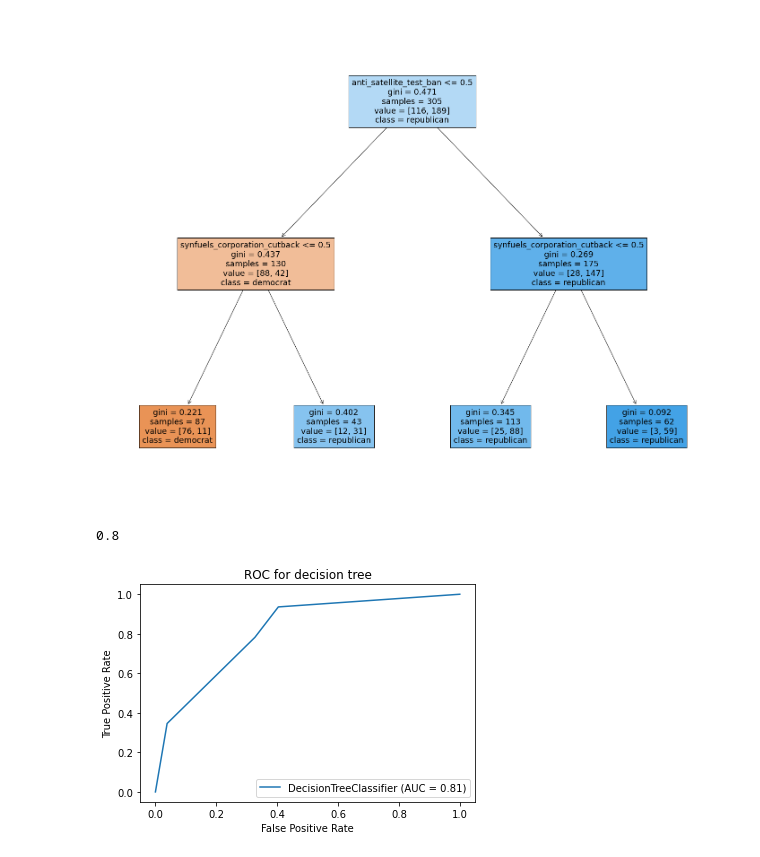
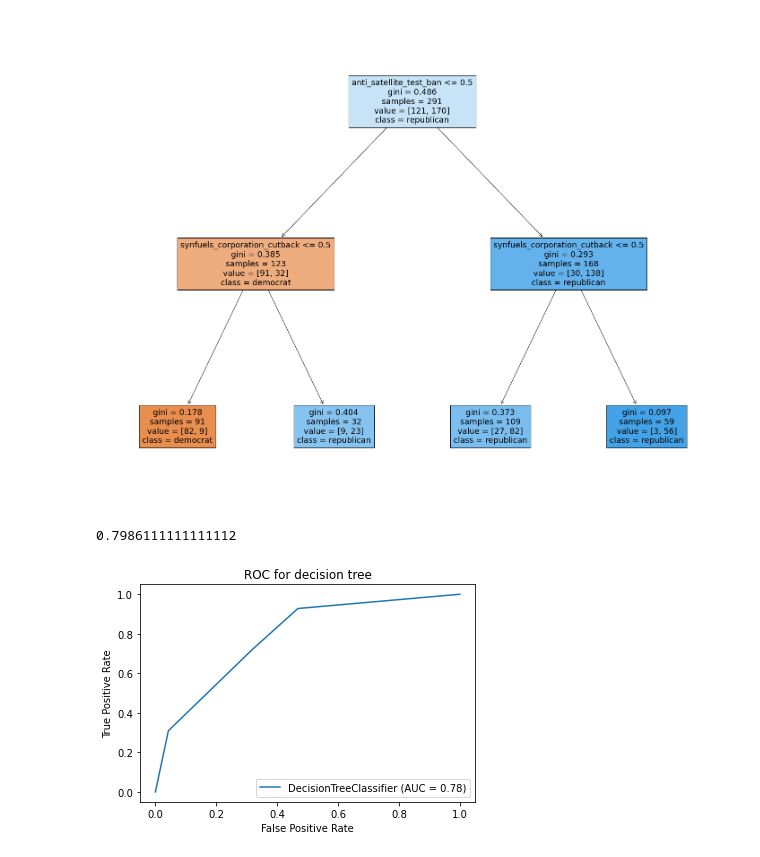
Before and after one commit to gekas145/WUM-2021-Projekty, a Jupyter notebook: feature_engineering.ipynb, the cells around one changed output. Saved outputs shown, nothing was run; the diff lists cells and outputs as text; code cells hidden in the pictures.

```diff
--- a/feature_engineering.ipynb
+++ b/feature_engineering.ipynb
@@ -27,9 +24,15 @@ train_data = congressional_voting_df.drop(test_data.index)
+# %%
+from sklearn.model_selection import train_test_split
+
+X_train, X_test, y_train, y_test = train_test_split(congressional_voting_df.drop("political_party", axis=1),
+                                                    congressional_voting_df["political_party"],
+                                                    test_size=0.33, random_state=42)
 # %%
 from sklearn.impute import SimpleImputer
 
 imp = SimpleImputer(missing_values=np.nan, strategy='most_frequent')
 
-imp.fit(train_data)
+imp.fit(X_train)
 
-train_data = pd.DataFrame(imp.transform(train_data), columns = train_data.columns.to_list())
-test_data = pd.DataFrame(imp.transform(test_data), columns = test_data.columns.to_list())
+X_train = pd.DataFrame(imp.transform(X_train), columns = X_train.columns.to_list())
+X_test = pd.DataFrame(imp.transform(X_test), columns = X_test.columns.to_list())
@@ -54,8 +57,8 @@ from sklearn.tree import DecisionTreeClassifier
 from sklearn import tree
 
 clf = DecisionTreeClassifier(random_state=1234)
-X = train_data[["anti_satellite_test_ban", "synfuels_corporation_cutback"]]
-model = clf.fit(X, train_data["political_party"])
+X = X_train[["anti_satellite_test_ban", "synfuels_corporation_cutback"]]
+model = clf.fit(X, y_train)
 
 fig = plt.figure(figsize=(25,20))
 _ = tree.plot_tree(clf,
@@ -65,15 +68,15 @@ _ = tree.plot_tree(clf,
 # %% [output]
 [figure]
 # %%
-X = test_data[["anti_satellite_test_ban", "synfuels_corporation_cutback"]]
-clf.score(X, test_data["political_party"])
+X = X_test[["anti_satellite_test_ban", "synfuels_corporation_cutback"]]
+clf.score(X, y_test)
 # %% [output]
-0.8
+0.7986111111111112
 # %%
 from sklearn import metrics
 
-metrics.plot_roc_curve(clf, X, test_data["political_party"])
+metrics.plot_roc_curve(clf, X, y_test)
 plt.title("ROC for decision tree")
 plt.show()
 # %% [output]
-[figure, old version]
+[figure, new version]
```
Also changed, not shown: parts of 5 cells of this notebook.
